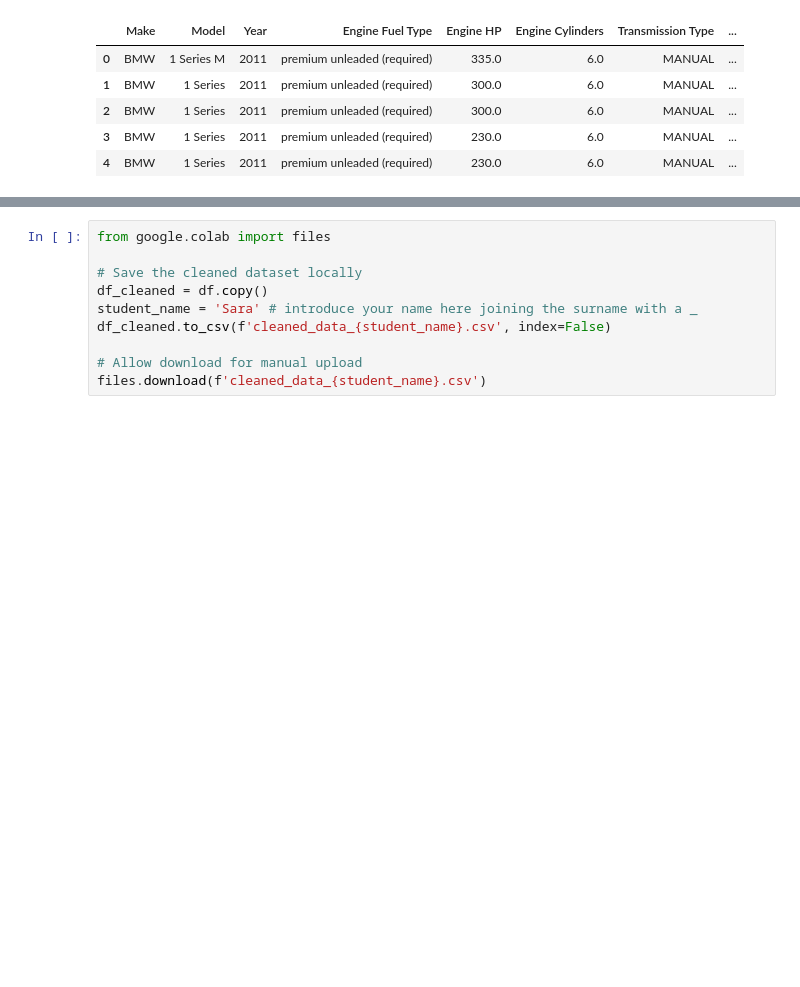
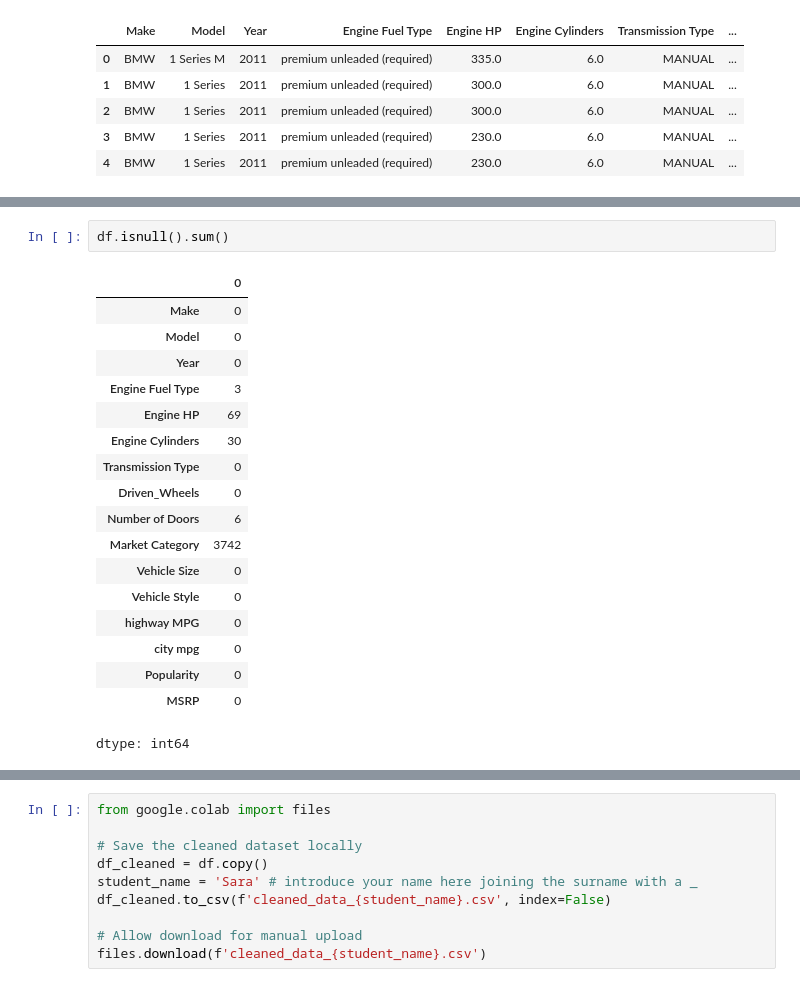
Before and after one commit to sarahajbane/colab_workbook_templates, a Jupyter notebook: Car_Analysis.ipynb, the cells around one changed output, grey strips where cells are left out. Drawn from its saved outputs; the diff is of its cells as text; blank space fills up the shorter version.

```diff
--- a/Car_Analysis.ipynb
+++ b/Car_Analysis.ipynb
@@ -14,0 +37,21 @@ df.head()
+# %%
+df.isnull().sum()
+# %% [output]
+|  | 0 |
+| Make | 0 |
+| Model | 0 |
+| Year | 0 |
+| Engine Fuel Type | 3 |
+| Engine HP | 69 |
+| Engine Cylinders | 30 |
+| Transmission Type | 0 |
+| Driven_Wheels | 0 |
+| Number of Doors | 6 |
+| Market Category | 3742 |
+| Vehicle Size | 0 |
+| Vehicle Style | 0 |
+| highway MPG | 0 |
+| city mpg | 0 |
+| Popularity | 0 |
+| MSRP | 0 |
+dtype: int64
```
Also changed, not shown: parts of 6 cells of this notebook.
